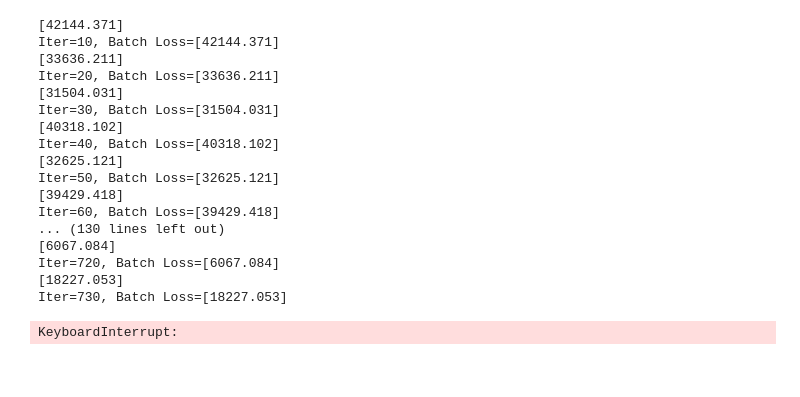
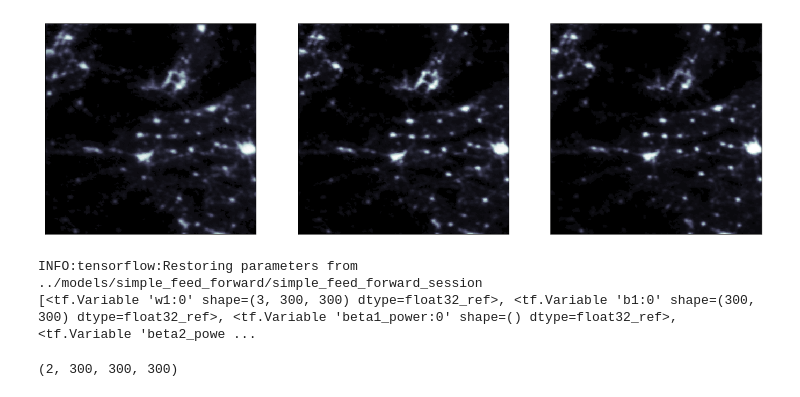
Before and after one commit to feliuserra/Luminosity, a Jupyter notebook: notebooks/model-tf1.ipynb, the cells around one changed output. Saved outputs shown, nothing was run; the diff lists cells and outputs as text; code cells hidden in the pictures; blank space fills up the shorter version.

```diff
--- a/notebooks/model-tf1.ipynb
+++ b/notebooks/model-tf1.ipynb
@@ -7,25 +6,3 @@ X.shape
 # %%
-%run ../src/models/simple_feed_forward.py
+%run ../src/models/feature_loader.py
+feature_loader = FeatureTensorLoader(lags=3, SRC_PATH='../data/interim/Version_4_DMSP-OLS_Nighttime_Lights_Time_Series/')
-# %% [output]
-[42144.371]
-Iter=10, Batch Loss=[42144.371]
-[33636.211]
-Iter=20, Batch Loss=[33636.211]
-[31504.031]
-Iter=30, Batch Loss=[31504.031]
-[40318.102]
-Iter=40, Batch Loss=[40318.102]
-[32625.121]
-Iter=50, Batch Loss=[32625.121]
-[39429.418]
-Iter=60, Batch Loss=[39429.418]
-... (130 lines left out)
-[6067.084]
-Iter=720, Batch Loss=[6067.084]
-[18227.053]
-Iter=730, Batch Loss=[18227.053]
-KeyboardInterrupt:
-# %%
-%run ../src/models/feature_loader.py
-feature_loader = FeatureTensorLoader(lags=lags, check_integrity=False, batch_size=2)
-features, targets = feature_loader.load_batch(2)
@@ -217,0 +9,27 @@ if __name__ == '__main__':
+# %%
+feature, target = feature_loader.load(14000)
+fig, ax = plt.subplots(1,3,figsize=(20,20))
+for i, axi in enumerate(ax.flat):
+    axi.imshow(feature[2 - i],cmap='bone')
+    axi.set(xticks=[], yticks=[])
+plt.show()
+# %% [output]
+[figure, added]
+# %%
+checkpoint_file = tf.train.latest_checkpoint('../models/simple_feed_forward/')
+graph=tf.Graph()
+with graph.as_default():
+    sess = tf.Session()
+    with sess.as_default():
+        saver = tf.train.import_meta_graph("{}.meta".format(checkpoint_file))
+        saver.restore(sess, checkpoint_file)
+        sess.run(tf.global_variables_initializer())
+        print(tf.global_variables())
+# %% [output]
+INFO:tensorflow:Restoring parameters from ../models/simple_feed_forward/simple_feed_forward_session
+[<tf.Variable 'w1:0' shape=(3, 300, 300) dtype=float32_ref>, <tf.Variable 'b1:0' shape=(300, 300) dtype=float32_ref>, <tf.Variable 'beta1_power:0' shape=() dtype=float32_ref>, <tf.Variable 'beta2_powe ...
+# %%
+pred = np.load('../models/simple_feed_forward/simple_feed_forward_prediction.npy')
+pred.shape
+# %% [output]
+(2, 300, 300, 300)
```
Also changed, not shown: parts of 6 cells of this notebook, 2 other files.
